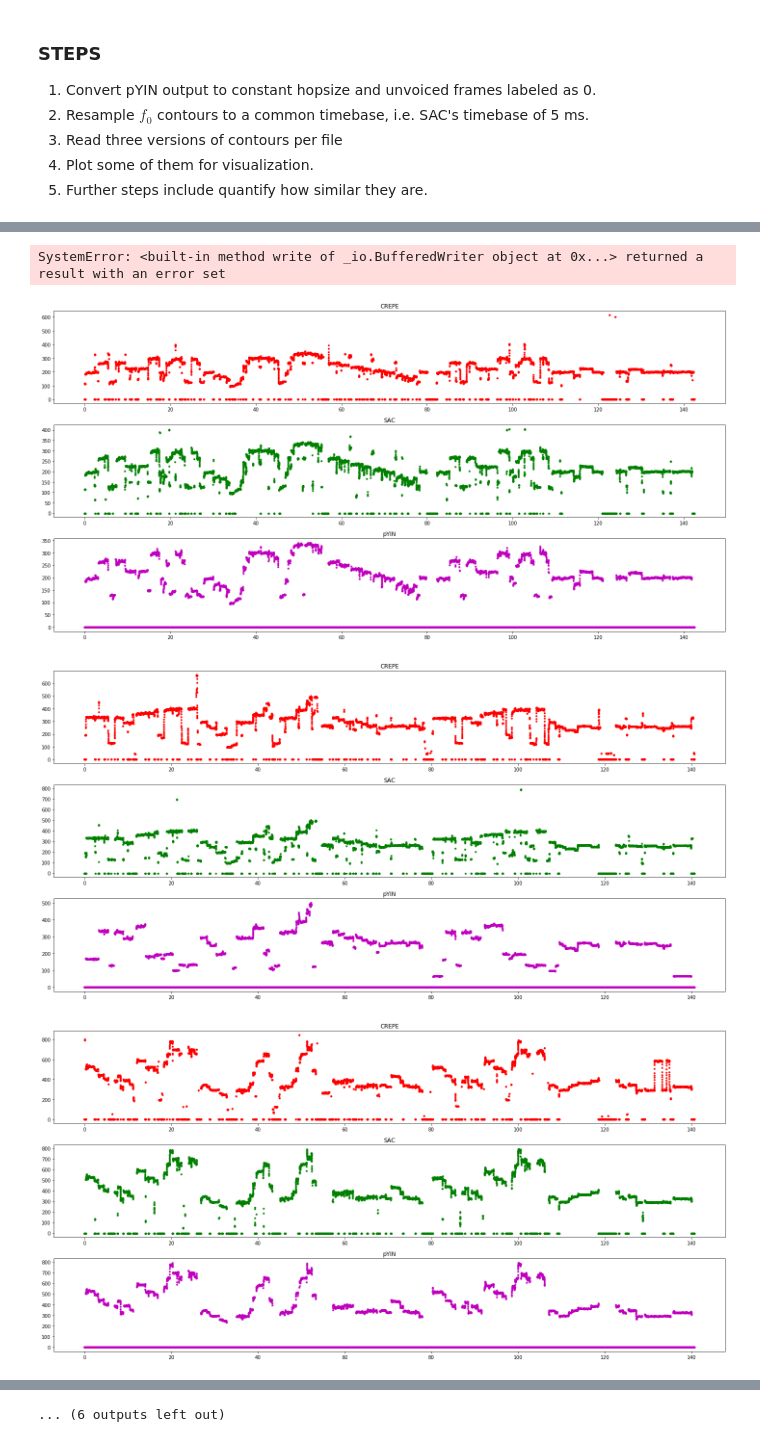
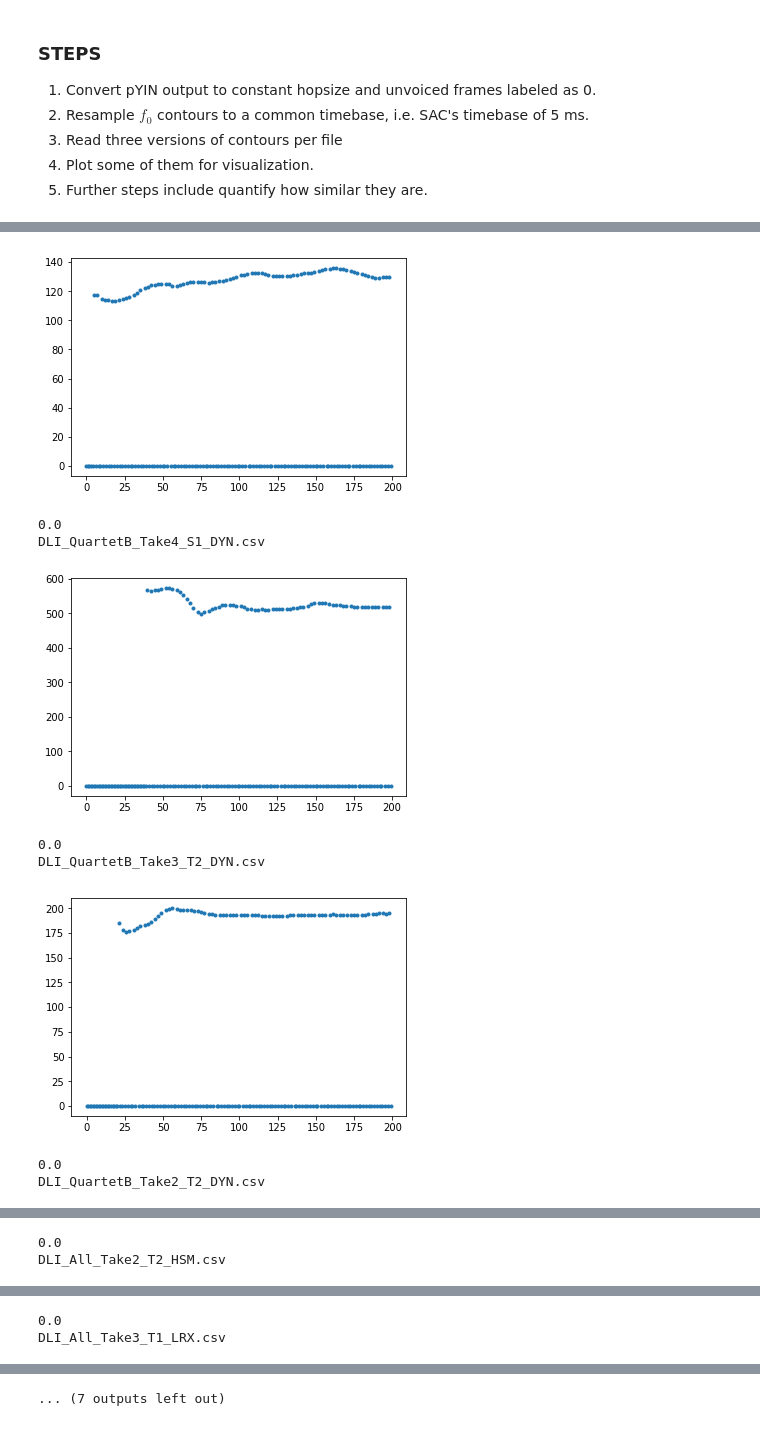
Before and after one commit to helenacuesta/DCStoolbox, a Jupyter notebook: f0-tracks-comparison.ipynb, the cells around one changed output, grey strips where cells are left out. Drawn from its saved outputs; the diff is of its cells as text; code cells hidden in the pictures.

```diff
--- a/f0-tracks-comparison.ipynb
+++ b/f0-tracks-comparison.ipynb
@@ -19,9 +19,9 @@ import mir_eval
 
 import os
 # %%
-cr_path = './CREPE/'
-py_path = './pYIN/'
-sac_path = './SAC/'
+cr_path = '../pitch/CREPE/'
+py_path = '../pitch/pYIN/'
+sac_path = '../pitch//SAC/'
 
 for fn in os.listdir(cr_path):
 
@@ -59,7 +59,10 @@ for fn in os.listdir(cr_path):
     pyi_fr, pyi_voic = mir_eval.melody.freq_to_voicing(pyi_new[:, 1])
     pyi_freq, _ = mir_eval.melody.resample_melody_series(pyi_new[:, 0], pyi_new[:, 1], pyi_voic, timebase, kind='linear')
 
-    print(pyi_freq)
+    plt.plot(pyi_freq[:200],'.')
+    plt.show()
+
+    '''
     # plot for viz
 
     plt.figure(figsize=(20,10))
@@ -72,4 +75,17 @@ for fn in os.listdir(cr_path):
 
     #plt.show()
     plt.savefig('./figs/' + fn[:-3] + 'png', format='png')
+
+    '''
+    # Compare pairs of f0 tracks frame-wise by computing differences in f0
+    print(pyi_freq[100])
+
+    d_cr_pyi = np.abs(
+        cr_freq - pyi_freq)
+
+    d_cr_sac = np.abs(
+        cr_freq - sac_freq)
+
+    d_pyi_sac = np.abs(
+        pyi_freq, sac_freq)
 # %% [output]
@@ -93,4 +93,9 @@ DLI_All_Take1_A2_LRX.csv
+[figure, new version]
-SystemError: <built-in method write of _io.BufferedWriter object at 0x...> returned a result with an error set
+0.0
+DLI_QuartetB_Take4_S1_DYN.csv
-[figure, old version]
-[figure, old version]
+[figure, new version]
+0.0
+DLI_QuartetB_Take3_T2_DYN.csv
-[figure, old version]
+[figure, new version]
+0.0
+DLI_QuartetB_Take2_T2_DYN.csv
@@ -97,0 +103,2 @@ SystemError: <built-in method write of _io.BufferedWriter object at 0x...> retur
+0.0
+DLI_All_Take2_T2_HSM.csv
@@ -98,0 +106,2 @@ SystemError: <built-in method write of _io.BufferedWriter object at 0x...> retur
+0.0
+DLI_All_Take3_T1_LRX.csv
@@ -104 +109 @@ SystemError: <built-in method write of _io.BufferedWriter object at 0x...> retur
-... (6 outputs left out)
+... (7 outputs left out)
```
Also changed, not shown: parts of 1 cell of this notebook.
